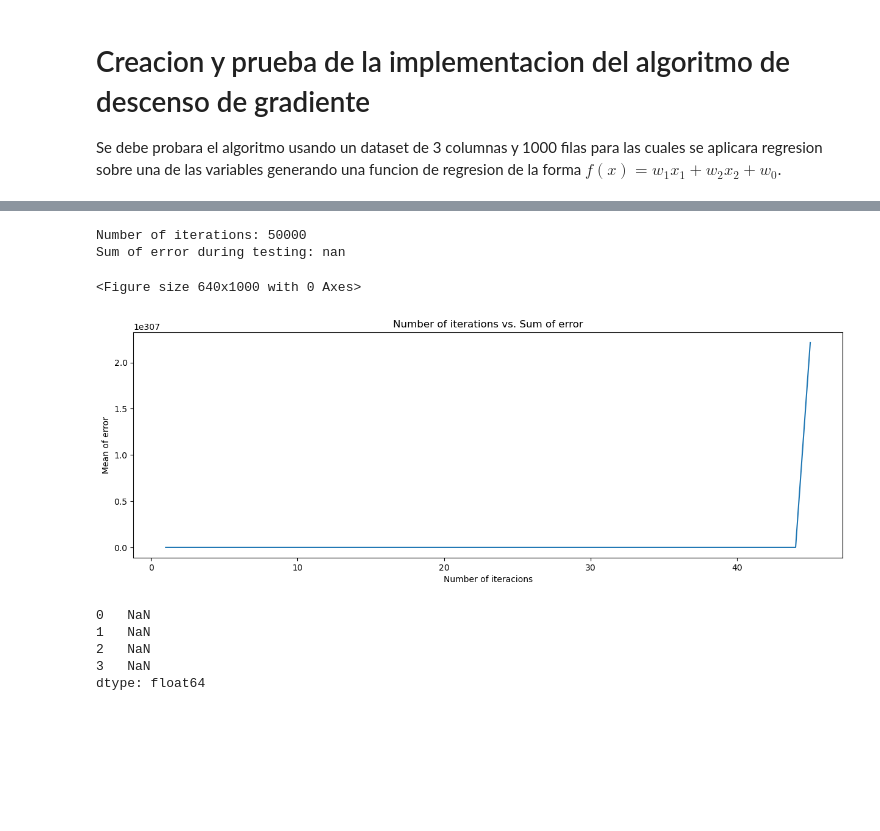
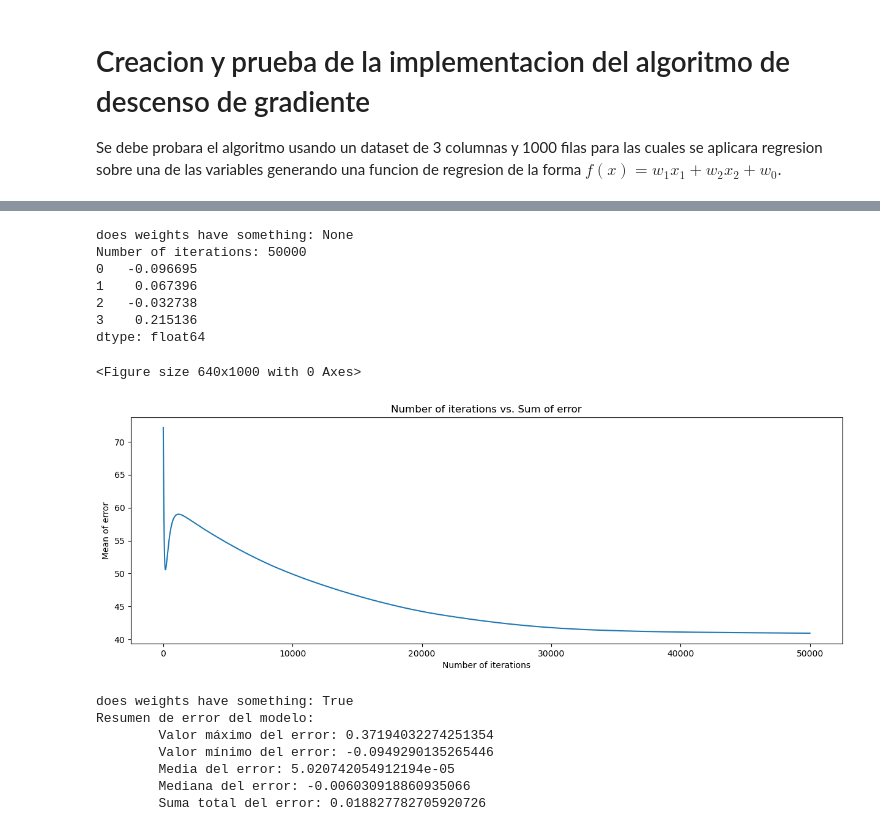
Before and after one commit to danielrobapaz/CI5438-Proyecto1, a Jupyter notebook: testing.ipynb, the cells around one changed output, grey strips where cells are left out. Cells and saved outputs as stored; diff of their text form; code cells hidden in the pictures; blank space fills up the shorter version.

```diff
--- a/testing.ipynb
+++ b/testing.ipynb
@@ -46,17 +46,37 @@ dtype: float64
-# %%
-df_not_null = pd.read_csv('datasets/CarDekho_not_null.csv')
-df_not_null_cat = pd.read_csv('datasets/CarDekho_not_null_cat.csv')
-model_not_null = Prediction_model(training_set=df_not_null_cat.head(500),
-                                  dep_var='Price',
-                                  ind_vars=['Year', 'Kilometer', 'Fuel Tank Capacity'])
-model_not_null.get_model(max_iter=50000)
-# %% [output]
-Number of iterations: 50000
-Sum of error during testing: nan
-<Figure size 640x1000 with 0 Axes>
-[figure, removed]
-0   NaN
-1   NaN
-2   NaN
-3   NaN
-dtype: float64
+# %%
+df_not_null_cat_norm = pd.read_csv('datasets/CarDekho_not_null_cat_norm.csv')
+dep_var = 'Price'
+ind_vars = ['Year', 'Kilometer', 'Fuel Tank Capacity']
+x_train, x_test, y_train, y_test = train_test_split(df_not_null_cat_norm[ind_vars], df_not_null_cat_norm[dep_var], test_size=0.2, random_state=0)
+
+train_set = pd.DataFrame()
+train_set[dep_var] = y_train
+train_set[ind_vars] = x_train
+
+model_not_null = Prediction_model(training_set=train_set,
+                                  dep_var=dep_var,
+                                  ind_vars=ind_vars)
+
+model_not_null.train_model(max_iter=50000)
+
+test_set = pd.DataFrame()
+test_set[dep_var] = y_test
+test_set[ind_vars] = x_test
+model_not_null.test_model(test_set=test_set)
+# %% [output]
+does weights have something: None
+Number of iterations: 50000
+0   -0.096695
+1    0.067396
+2   -0.032738
+3    0.215136
+dtype: float64
+<Figure size 640x1000 with 0 Axes>
+[figure, added]
+does weights have something: True
+Resumen de error del modelo:
+        Valor máximo del error: 0.37194032274251354
+        Valor mínimo del error: -0.0949290135265446
+        Media del error: 5.020742054912194e-05
+        Mediana del error: -0.006030918860935066
+        Suma total del error: 0.018827782705920726
```
Also changed, not shown: parts of 4 cells of this notebook, 2 other files.
